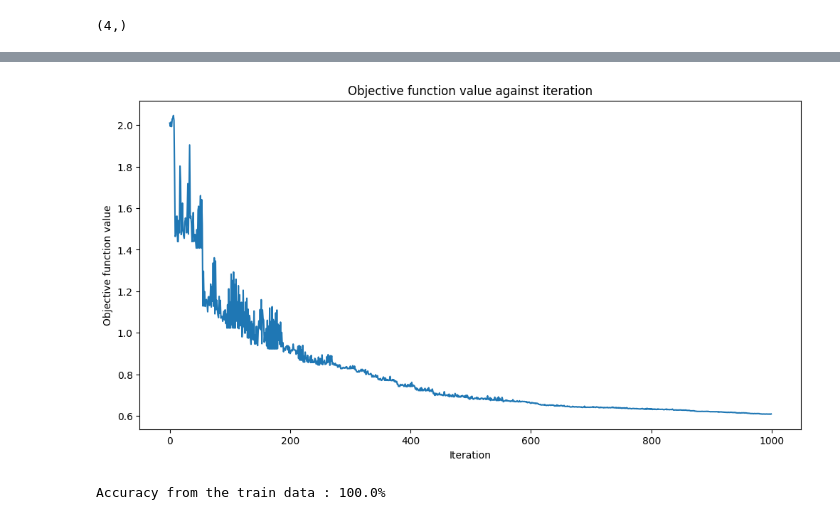
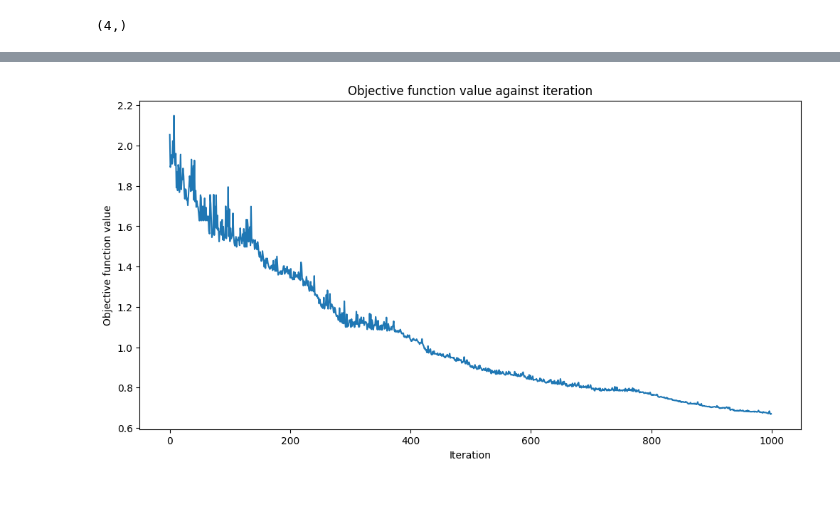
Before and after one commit to myrimur/qml-2024, a Jupyter notebook: qae.ipynb, the cells around one changed output, grey strips where cells are left out. Cells and saved outputs as stored; diff of their text form; code cells hidden in the pictures.

Commit message:
Run QAE on Hamiltonian data

```diff
--- a/qae.ipynb
+++ b/qae.ipynb
@@ -177,0 +133,5 @@ qnn = SamplerQNN(
+# %%
+X_train_list = [x for x in X_train.values]
+y_train_list = y_train.values
+X_test_list = [x for x in X_test.values]
+y_test_list = y_test.values
@@ -178,3 +142,36 @@ qnn = SamplerQNN(
+# %%
+# from qiskit.aqua.components.feature_maps import RawFeatureVector
+
+from qiskit_machine_learning.circuit.library.raw_feature_vector import RawFeatureVector
+feature_map = RawFeatureVector(256) # ZFeatureMap(8)
+
+ansatz = QuantumCircuit(8, name="Ansatz")
+
+# First Convolutional Layer
+ansatz.compose(conv_layer(8, "c1"), list(range(8)), inplace=True)
+
+# First Pooling Layer
+ansatz.compose(pool_layer([0, 1, 2, 3], [4, 5, 6, 7], "p1"), list(range(8)), inplace=True)
+
+# Second Convolutional Layer
+ansatz.compose(conv_layer(4, "c2"), list(range(4, 8)), inplace=True)
+
+# Second Pooling Layer
+ansatz.compose(pool_layer([0, 1], [2, 3], "p2"), list(range(4, 8)), inplace=True)
+
+# Combining the feature map and ansatz
+circuit = QuantumCircuit(8)
+circuit.compose(feature_map, range(8), inplace=True)
+circuit.compose(ansatz, range(8), inplace=True)
+
+# we decompose the circuit for the QNN to avoid additional data copying
+qnn = SamplerQNN(
+    circuit=circuit,#.decompose(),
+    interpret=lambda measured_int: measured_int >> 6,
+    output_shape=4,
+    input_params=feature_map.parameters,
+    weight_params=ansatz.parameters,
+)
 # %%
 qnn.output_shape
 # %% [output]
@@ -199,23 +196,21 @@ classifier = NeuralNetworkClassifier(
     one_hot=True
 )
 # %%
-x = np.asarray(train_images)
-y = np.asarray(train_labels)
+x = np.asarray(X_train_list)
+y = np.asarray(y_train_list)
 
 objective_func_vals = []
 classifier.fit(x, y)
 
 plt.rcParams["figure.figsize"] = (12, 6)
 plt.title("Objective function value against iteration")
 plt.xlabel("Iteration")
 plt.ylabel("Objective function value")
 plt.plot(range(len(objective_func_vals)), objective_func_vals)
 plt.show()
 # %% [output]
-[figure, old version]
+[figure, new version]
 # %%
 # score classifier
-print(f"Accuracy from the train data : {np.round(100 * classifier.score(x, y), 2)}%")
+# print(f"Accuracy from the train data : {np.round(100 * classifier.score(x, y), 2)}%")
-# %% [output]
-Accuracy from the train data : 100.0%
 # %%
```
Also changed, not shown: parts of 22 cells of this notebook, 2 other files.
